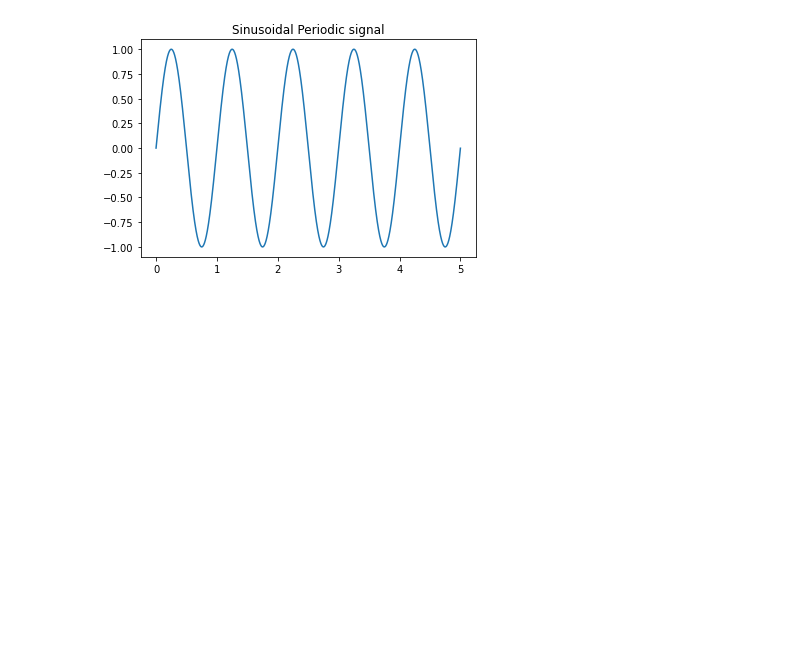
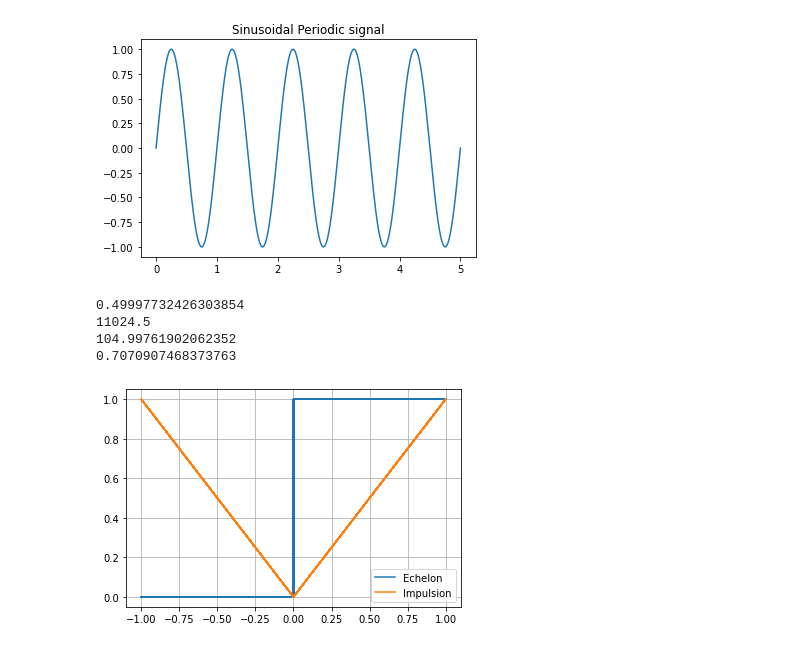
Before and after one commit to WiemBorchani/Signal-Processing-project, a Jupyter notebook: TS.ipynb, the cells around one changed output. Drawn from its saved outputs; the diff is of its cells as text; code cells hidden in the pictures; blank space fills up the shorter version.

```diff
--- a/TS.ipynb
+++ b/TS.ipynb
@@ -53,10 +56,11 @@ plt.show()
 # %% [markdown]
 ## Generating the Sinusoidal Periodic signal
+# %%
+SAMPLE_RATE = 4410  # frequency : Hertz : determines how many data points the signal uses to represent the sine wave per second.
+DURATION = 5  # Seconds :the length of the generated sample.
+T=1
 # %%
-SAMPLE_RATE = 4410  # Hertz : determines how many data points the signal uses to represent the sine wave per second.
-DURATION = 5  # Seconds :the length of the generated sample.
-
-def generate_sine_wave( sample_rate, duration):
+def generate_sine_wave(freq, sample_rate, duration):
   """
   A function used to generate Sinusoidal Wave Signal
   ...
@@ -74,16 +78,47 @@ def generate_sine_wave( sample_rate, duration):
       values that we’ll use to plot the wave
   """
   #  Represent evenly spaced numbers over a specified interval.
-  x = np.linspace(0, duration, sample_rate * duration, endpoint=False)
+  x = np.linspace(0, duration, sample_rate * duration)
   # 2pi because np.sin takes radians
   y = np.sin((2 * np.pi) * x)
+
   return x, y
 
 # Generate a 1 hertz sine wave using 4410 data points that lasts for 5 seconds
-x, y = generate_sine_wave( SAMPLE_RATE, DURATION)
+x, y = generate_sine_wave( T,SAMPLE_RATE, DURATION)
 plt.figure(3)
 plt.title("Sinusoidal Periodic signal")
 plt.plot(x, y)
 plt.show()
 # %% [output]
 [figure]
+# %%
+# Calculate power
+p = np.sum(y*y)/y.size
+print(p)
+# Calculate energy
+e = p*y.size
+print(e)
+# Calculate mean
+m = np.sqrt(e)
+print(m)
+# Calculate effective value
+Se = np.sqrt(p)
+print(Se)
+#affichage de l'échelon,
+# %% [output]
+0.49997732426303854
+11024.5
+104.99761902062352
+0.7070907468373763
+# %%
+impulsion = np.abs(y)
+echelon = (y>=0)
+
+plt.plot(y,echelon,label="Echelon")
+plt.plot(y,impulsion,label="Impulsion")
+plt.grid()
+plt.xlabel
+plt.legend();
+# %% [output]
+[figure, added]
```
Also changed, not shown: parts of 7 cells of this notebook.
